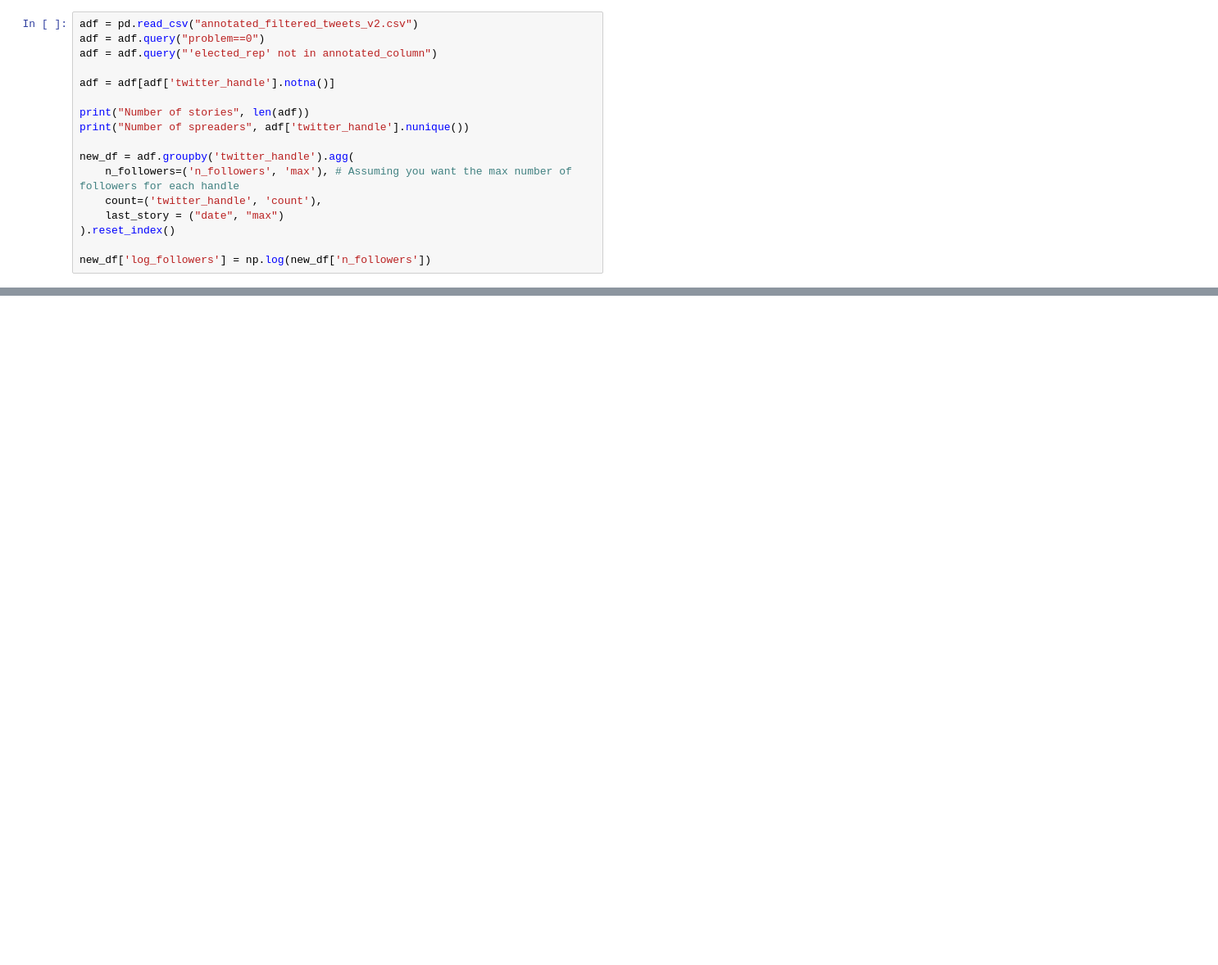
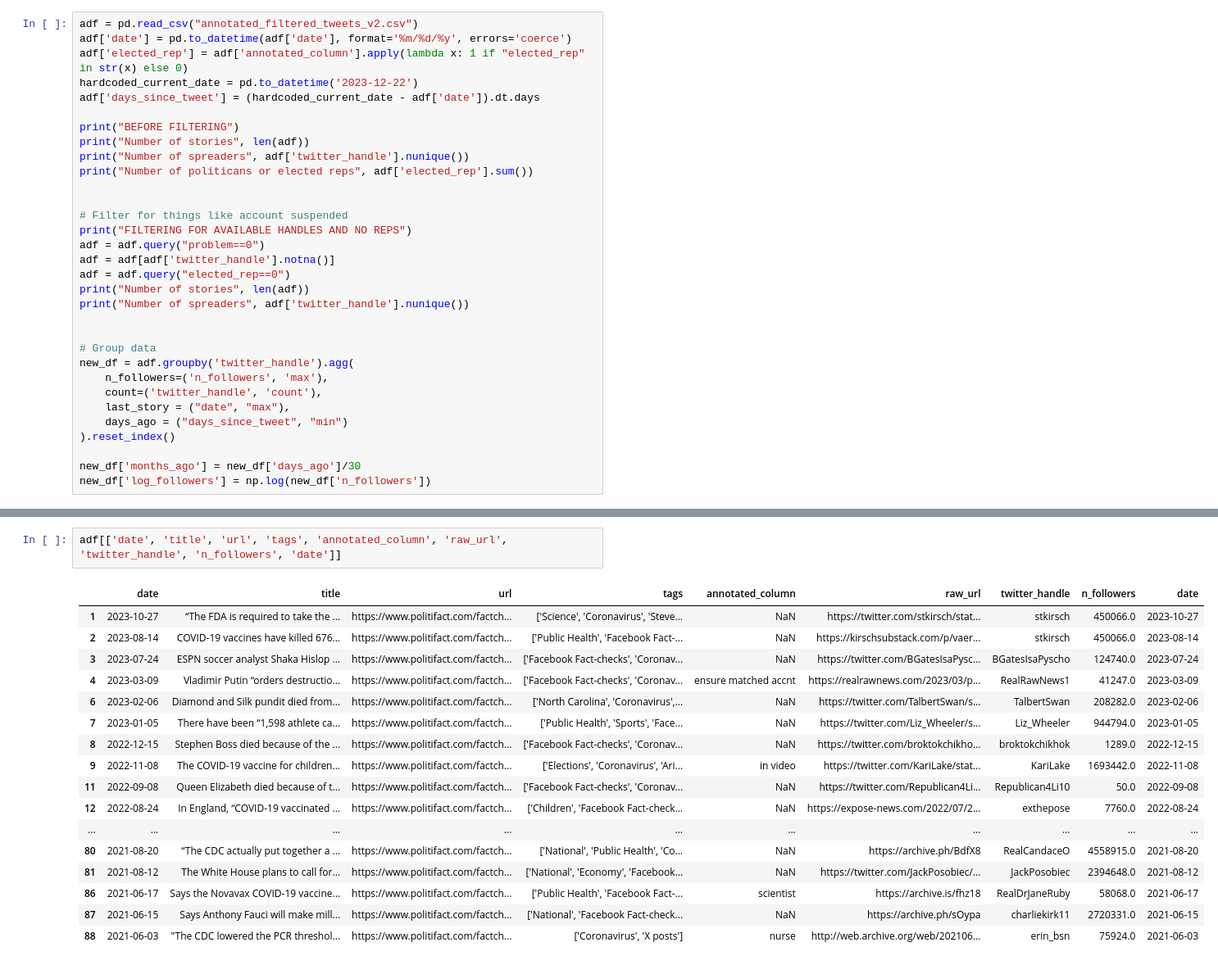
Before and after one commit to josh-ashkinaze/ads_misinfo, a Jupyter notebook: 2_filter_pf_links.ipynb, the cells around one changed output, grey strips where cells are left out. Shown at 82% size. Drawn from its saved outputs; the diff is of its cells as text; blank space fills up the shorter version.

```diff
--- a/2_filter_pf_links.ipynb
+++ b/2_filter_pf_links.ipynb
@@ -86,19 +86,34 @@ filtered_df.to_csv(f"to_annotate_{output_fn}")
 # Read in annotated df
 # %%
 adf = pd.read_csv("annotated_filtered_tweets_v2.csv")
+adf['date'] = pd.to_datetime(adf['date'], format='%m/%d/%y', errors='coerce')
+adf['elected_rep'] = adf['annotated_column'].apply(lambda x: 1 if "elected_rep" in str(x) else 0)
+hardcoded_current_date = pd.to_datetime('2023-12-22')
+adf['days_since_tweet'] = (hardcoded_current_date - adf['date']).dt.days
+
+print("BEFORE FILTERING")
+print("Number of stories", len(adf))
+print("Number of spreaders", adf['twitter_handle'].nunique())
+print("Number of politicans or elected reps", adf['elected_rep'].sum())
+
+
+# Filter for things like account suspended
+print("FILTERING FOR AVAILABLE HANDLES AND NO REPS")
 adf = adf.query("problem==0")
-adf = adf.query("'elected_rep' not in annotated_column")
-
 adf = adf[adf['twitter_handle'].notna()]
-
+adf = adf.query("elected_rep==0")
 print("Number of stories", len(adf))
 print("Number of spreaders", adf['twitter_handle'].nunique())
 
+
+# Group data
 new_df = adf.groupby('twitter_handle').agg(
-    n_followers=('n_followers', 'max'), # Assuming you want the max number of followers for each handle
+    n_followers=('n_followers', 'max'),
     count=('twitter_handle', 'count'),
-    last_story = ("date", "max")
+    last_story = ("date", "max"),
+    days_ago = ("days_since_tweet", "min")
 ).reset_index()
 
+new_df['months_ago'] = new_df['days_ago']/30
 new_df['log_followers'] = np.log(new_df['n_followers'])
 # %% [output]
@@ -121,0 +179,20 @@ plt.show()
+# %%
+adf[['date', 'title', 'url', 'tags', 'annotated_column', 'raw_url', 'twitter_handle', 'n_followers', 'date']]
+# %% [output]
+|  | date | title | url | tags | annotated_column | raw_url | twitter_handle | n_followers | date |
+| 1 | 2023-10-27 | “The FDA is required to take the ... | https://www.politifact.com/factch... | ['Science', 'Coronavirus', 'Steve... | NaN | https://twitter.com/stkirsch/stat... | stkirsch | 450066.0 | 2023-10-27 |
+| 2 | 2023-08-14 | COVID-19 vaccines have killed 676... | https://www.politifact.com/factch... | ['Public Health', 'Facebook Fact-... | NaN | https://kirschsubstack.com/p/vaer... | stkirsch | 450066.0 | 2023-08-14 |
+| 3 | 2023-07-24 | ESPN soccer analyst Shaka Hislop ... | https://www.politifact.com/factch... | ['Facebook Fact-checks', 'Coronav... | NaN | https://twitter.com/BGatesIsaPysc... | BGatesIsaPyscho | 124740.0 | 2023-07-24 |
+| 4 | 2023-03-09 | Vladimir Putin “orders destructio... | https://www.politifact.com/factch... | ['Facebook Fact-checks', 'Coronav... | ensure matched accnt | https://realrawnews.com/2023/03/p... | RealRawNews1 | 41247.0 | 2023-03-09 |
+| 6 | 2023-02-06 | Diamond and Silk pundit died from... | https://www.politifact.com/factch... | ['North Carolina', 'Coronavirus',... | NaN | https://twitter.com/TalbertSwan/s... | TalbertSwan | 208282.0 | 2023-02-06 |
+| 7 | 2023-01-05 | There have been “1,598 athlete ca... | https://www.politifact.com/factch... | ['Public Health', 'Sports', 'Face... | NaN | https://twitter.com/Liz_Wheeler/s... | Liz_Wheeler | 944794.0 | 2023-01-05 |
+| 8 | 2022-12-15 | Stephen Boss died because of the ... | https://www.politifact.com/factch... | ['Facebook Fact-checks', 'Coronav... | NaN | https://twitter.com/broktokchikho... | broktokchikhok | 1289.0 | 2022-12-15 |
+| 9 | 2022-11-08 | The COVID-19 vaccine for children... | https://www.politifact.com/factch... | ['Elections', 'Coronavirus', 'Ari... | in video | https://twitter.com/KariLake/stat... | KariLake | 1693442.0 | 2022-11-08 |
+| 11 | 2022-09-08 | Queen Elizabeth died because of t... | https://www.politifact.com/factch... | ['Facebook Fact-checks', 'Coronav... | NaN | https://twitter.com/Republican4Li... | Republican4Li10 | 50.0 | 2022-09-08 |
+| 12 | 2022-08-24 | In England, “COVID-19 vaccinated ... | https://www.politifact.com/factch... | ['Children', 'Facebook Fact-check... | NaN | https://expose-news.com/2022/07/2... | exthepose | 7760.0 | 2022-08-24 |
+| ... | ... | ... | ... | ... | ... | ... | ... | ... | ... |
+| 80 | 2021-08-20 | “The CDC actually put together a ... | https://www.politifact.com/factch... | ['National', 'Public Health', 'Co... | NaN | https://archive.ph/BdfX8 | RealCandaceO | 4558915.0 | 2021-08-20 |
+| 81 | 2021-08-12 | The White House plans to call for... | https://www.politifact.com/factch... | ['National', 'Economy', 'Facebook... | NaN | https://twitter.com/JackPosobiec/... | JackPosobiec | 2394648.0 | 2021-08-12 |
+| 86 | 2021-06-17 | Says the Novavax COVID-19 vaccine... | https://www.politifact.com/factch... | ['Public Health', 'Facebook Fact-... | scientist | https://archive.is/fhz18 | RealDrJaneRuby | 58068.0 | 2021-06-17 |
+| 87 | 2021-06-15 | Says Anthony Fauci will make mill... | https://www.politifact.com/factch... | ['National', 'Facebook Fact-check... | NaN | https://archive.ph/sOypa | charliekirk11 | 2720331.0 | 2021-06-15 |
+| 88 | 2021-06-03 | "The CDC lowered the PCR threshol... | https://www.politifact.com/factch... | ['Coronavirus', 'X posts'] | nurse | http://web.archive.org/web/202106... | erin_bsn | 75924.0 | 2021-06-03 |
```
Also changed, not shown: parts of 4 cells of this notebook, 3 other files.
